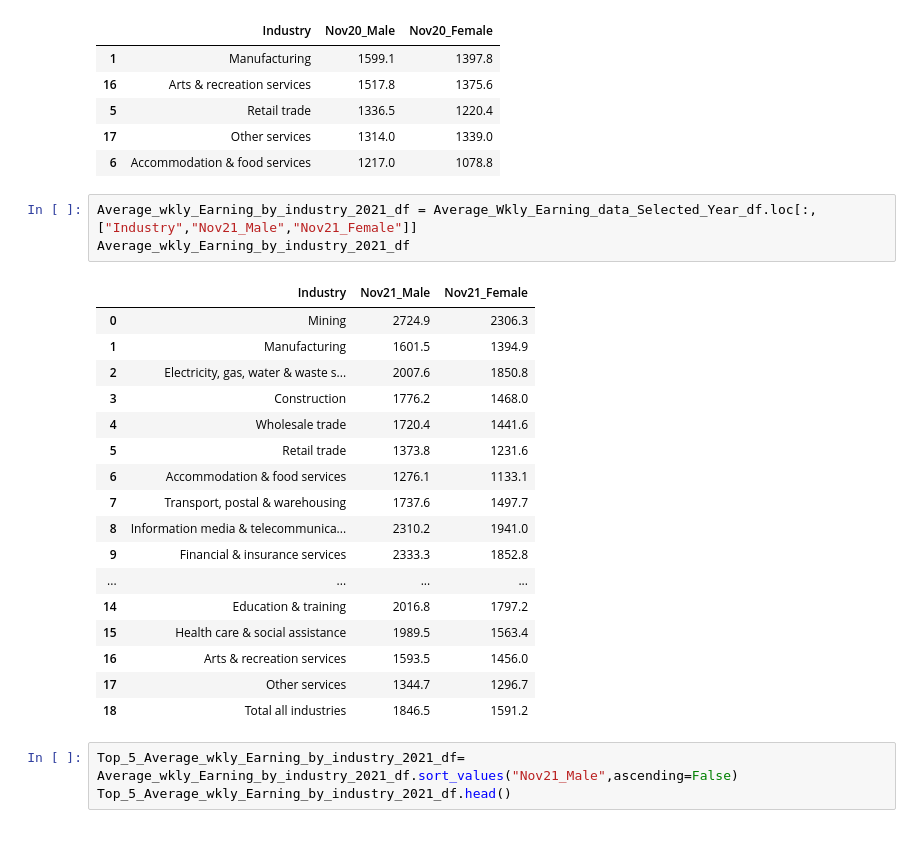
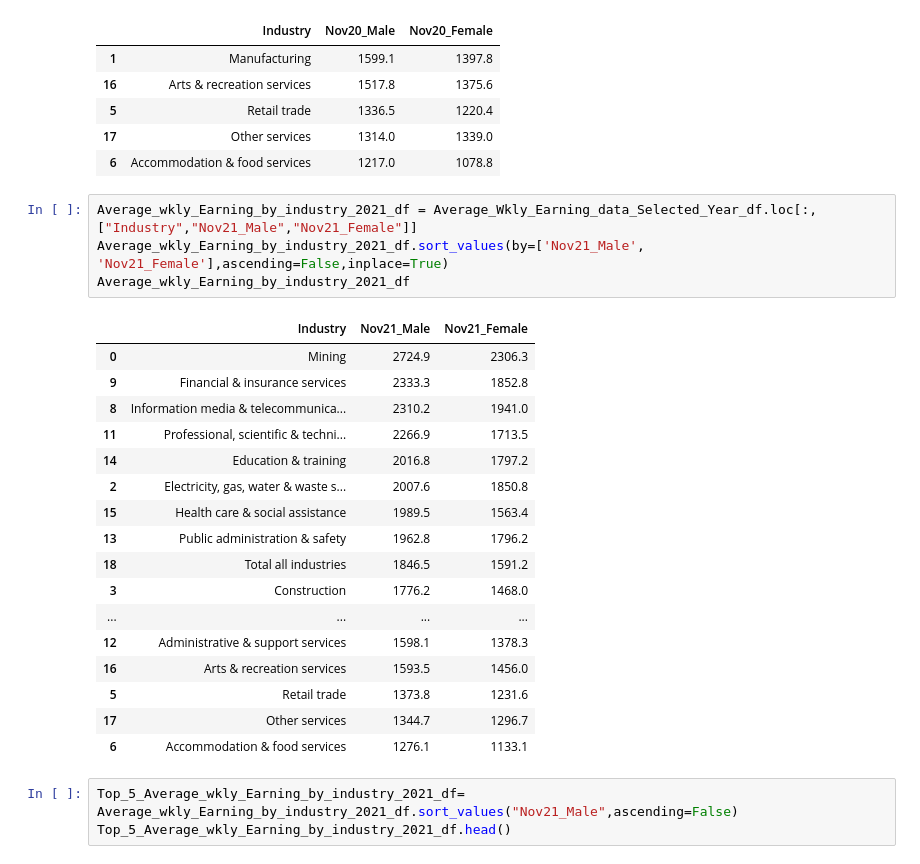
Before and after one commit to CarmenK2/GroupProject1, a Jupyter notebook: Project1.ipynb, the cells around one changed output. Drawn from its saved outputs; the diff is of its cells as text.

```diff
--- a/Project1.ipynb
+++ b/Project1.ipynb
@@ -244,25 +244,26 @@ Bottom_5_Average_wkly_Earning_by_industry_2020_df.tail()
 | 6 | Accommodation & food services | 1217.0 | 1078.8 |
 # %%
 Average_wkly_Earning_by_industry_2021_df = Average_Wkly_Earning_data_Selected_Year_df.loc[:,["Industry","Nov21_Male","Nov21_Female"]]
+Average_wkly_Earning_by_industry_2021_df.sort_values(by=['Nov21_Male', 'Nov21_Female'],ascending=False,inplace=True)
 Average_wkly_Earning_by_industry_2021_df
 # %% [output]
 |  | Industry | Nov21_Male | Nov21_Female |
 | 0 | Mining | 2724.9 | 2306.3 |
-| 1 | Manufacturing | 1601.5 | 1394.9 |
+| 9 | Financial & insurance services | 2333.3 | 1852.8 |
+| 8 | Information media & telecommunica... | 2310.2 | 1941.0 |
+| 11 | Professional, scientific & techni... | 2266.9 | 1713.5 |
+| 14 | Education & training | 2016.8 | 1797.2 |
 | 2 | Electricity, gas, water & waste s... | 2007.6 | 1850.8 |
+| 15 | Health care & social assistance | 1989.5 | 1563.4 |
+| 13 | Public administration & safety | 1962.8 | 1796.2 |
+| 18 | Total all industries | 1846.5 | 1591.2 |
 | 3 | Construction | 1776.2 | 1468.0 |
-| 4 | Wholesale trade | 1720.4 | 1441.6 |
+| ... | ... | ... | ... |
+| 12 | Administrative & support services | 1598.1 | 1378.3 |
+| 16 | Arts & recreation services | 1593.5 | 1456.0 |
 | 5 | Retail trade | 1373.8 | 1231.6 |
+| 17 | Other services | 1344.7 | 1296.7 |
 | 6 | Accommodation & food services | 1276.1 | 1133.1 |
-| 7 | Transport, postal & warehousing | 1737.6 | 1497.7 |
-| 8 | Information media & telecommunica... | 2310.2 | 1941.0 |
-| 9 | Financial & insurance services | 2333.3 | 1852.8 |
-| ... | ... | ... | ... |
-| 14 | Education & training | 2016.8 | 1797.2 |
-| 15 | Health care & social assistance | 1989.5 | 1563.4 |
-| 16 | Arts & recreation services | 1593.5 | 1456.0 |
-| 17 | Other services | 1344.7 | 1296.7 |
-| 18 | Total all industries | 1846.5 | 1591.2 |
 # %%
 Top_5_Average_wkly_Earning_by_industry_2021_df= Average_wkly_Earning_by_industry_2021_df.sort_values("Nov21_Male",ascending=False)
 Top_5_Average_wkly_Earning_by_industry_2021_df.head()
```
Also changed, not shown: parts of 5 cells of this notebook, 2 other files.
